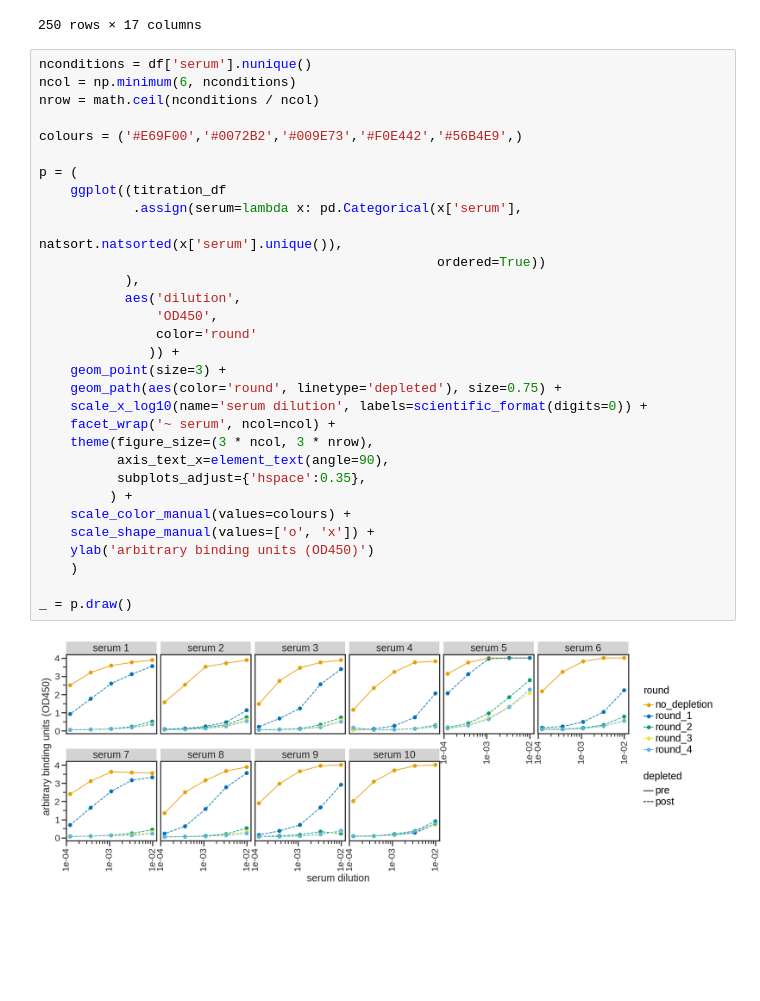
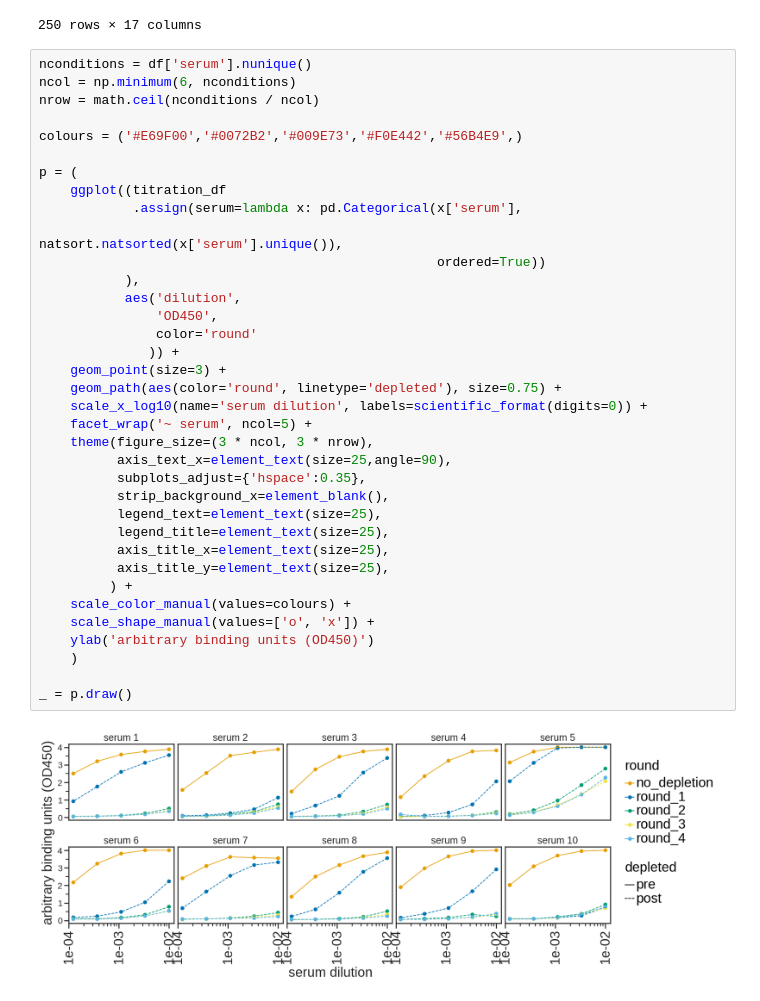
Before and after one commit to jbloomlab/Ace2_expression_neuts, a Jupyter notebook: rbd_depletions.ipynb, the cells around one changed output. Cells and saved outputs as stored; diff of their text form; blank space fills up the shorter version.

```diff
--- a/rbd_depletions.ipynb
+++ b/rbd_depletions.ipynb
@@ -126,33 +126,38 @@ titration_df
 # %%
 nconditions = df['serum'].nunique()
 ncol = np.minimum(6, nconditions)
 nrow = math.ceil(nconditions / ncol)
 
 colours = ('#E69F00','#0072B2','#009E73','#F0E442','#56B4E9',)
 
 p = (
     ggplot((titration_df
             .assign(serum=lambda x: pd.Categorical(x['serum'],
                                                    natsort.natsorted(x['serum'].unique()),
                                                    ordered=True))
            ),
            aes('dilution',
                'OD450',
                color='round'
               )) +
     geom_point(size=3) +
     geom_path(aes(color='round', linetype='depleted'), size=0.75) +
     scale_x_log10(name='serum dilution', labels=scientific_format(digits=0)) +
-    facet_wrap('~ serum', ncol=ncol) +
+    facet_wrap('~ serum', ncol=5) +
     theme(figure_size=(3 * ncol, 3 * nrow),
-          axis_text_x=element_text(angle=90),
+          axis_text_x=element_text(size=25,angle=90),
           subplots_adjust={'hspace':0.35},
+          strip_background_x=element_blank(),
+          legend_text=element_text(size=25),
+          legend_title=element_text(size=25),
+          axis_title_x=element_text(size=25),
+          axis_title_y=element_text(size=25),
          ) +
     scale_color_manual(values=colours) +
     scale_shape_manual(values=['o', 'x']) +
     ylab('arbitrary binding units (OD450)')
     )
 
 _ = p.draw()
 # %% [output]
-[figure, old version]
+[figure, new version]
```
